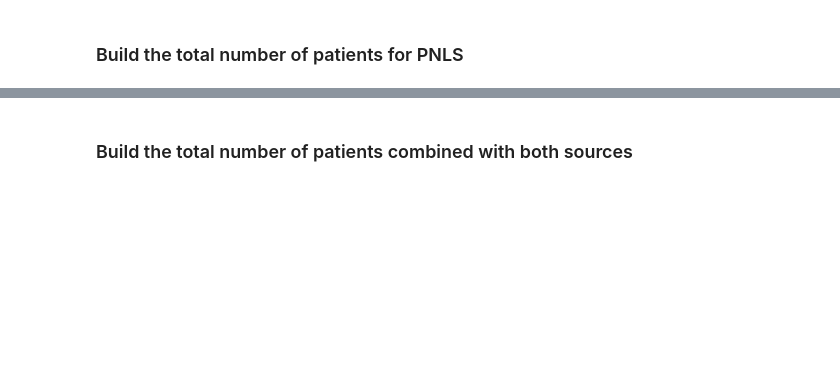
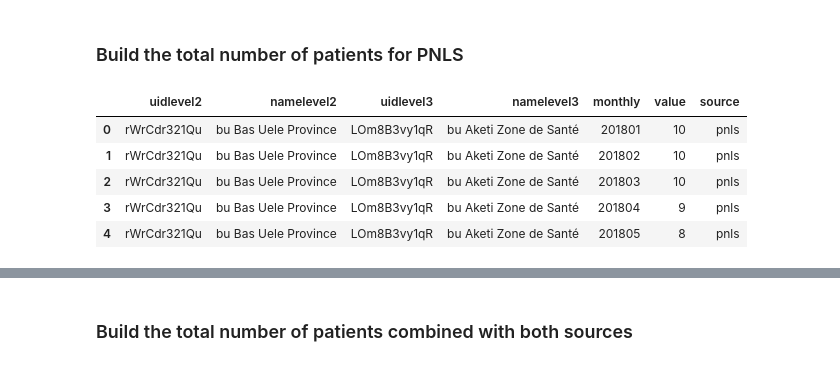
Before and after one commit to FVB-BLSQ/hivdr, a Jupyter notebook: notebooks/hivdr_export.ipynb, the cells around one changed output, grey strips where cells are left out. Cells and saved outputs as stored; diff of their text form; code cells hidden in the pictures; blank space fills up the shorter version.

Commit message:
Auto stash before merge of "hivdr_app" and "origin/hivdr_app"

```diff
--- a/notebooks/hivdr_export.ipynb
+++ b/notebooks/hivdr_export.ipynb
@@ -90,0 +114,27 @@ cordaid_imputed <- cordaid_full %>% group_by(orgUnit) %>% do(predict_missing(.))
+# %%
+all_data = pnls_dat.append(cordaid_dat)
+
+n_either = all_data.groupby(['uidlevel2','uidlevel3','monthly']).apply(reporting_fac).reset_index()
+# %%
+both_data = pnls_dat.merge(cordaid_dat[['monthly', 'uidorgunit']], on = ['uidorgunit', 'monthly'], how='inner')
+n_both = both_data.groupby(['uidlevel2','uidlevel3','monthly']).apply(reporting_fac).reset_index()
+# %%
+n_fac_pnls['source'] = 'pnls'
+n_fac_cordaid['source'] = 'cordaid'
+n_either['source'] = 'at least one'
+n_both['source'] = 'both'
+
+dat_out = n_fac_pnls.append(n_fac_cordaid).append(n_either).append(n_both)
+dat_out.columns = ['uidlevel2', 'uidlevel3','monthly', 'value','source']
+# %%
+out = hivdr.orgunitstructure[['uidlevel2','namelevel2','uidlevel3','namelevel3']].drop_duplicates().merge(dat_out, left_on=['uidlevel2','uidlevel3'],
+                                                                                                          right_on = ['uidlevel2','uidlevel3'], how = 'inner')
+# %%
+out.head()
+# %% [output]
+|  | uidlevel2 | namelevel2 | uidlevel3 | namelevel3 | monthly | value | source |
+| 0 | rWrCdr321Qu | bu Bas Uele Province | LOm8B3vy1qR | bu Aketi Zone de Santé | 201801 | 10 | pnls |
+| 1 | rWrCdr321Qu | bu Bas Uele Province | LOm8B3vy1qR | bu Aketi Zone de Santé | 201802 | 10 | pnls |
+| 2 | rWrCdr321Qu | bu Bas Uele Province | LOm8B3vy1qR | bu Aketi Zone de Santé | 201803 | 10 | pnls |
+| 3 | rWrCdr321Qu | bu Bas Uele Province | LOm8B3vy1qR | bu Aketi Zone de Santé | 201804 | 9 | pnls |
+| 4 | rWrCdr321Qu | bu Bas Uele Province | LOm8B3vy1qR | bu Aketi Zone de Santé | 201805 | 8 | pnls |
```
Also changed, not shown: parts of 21 cells of this notebook, 1 other file.
